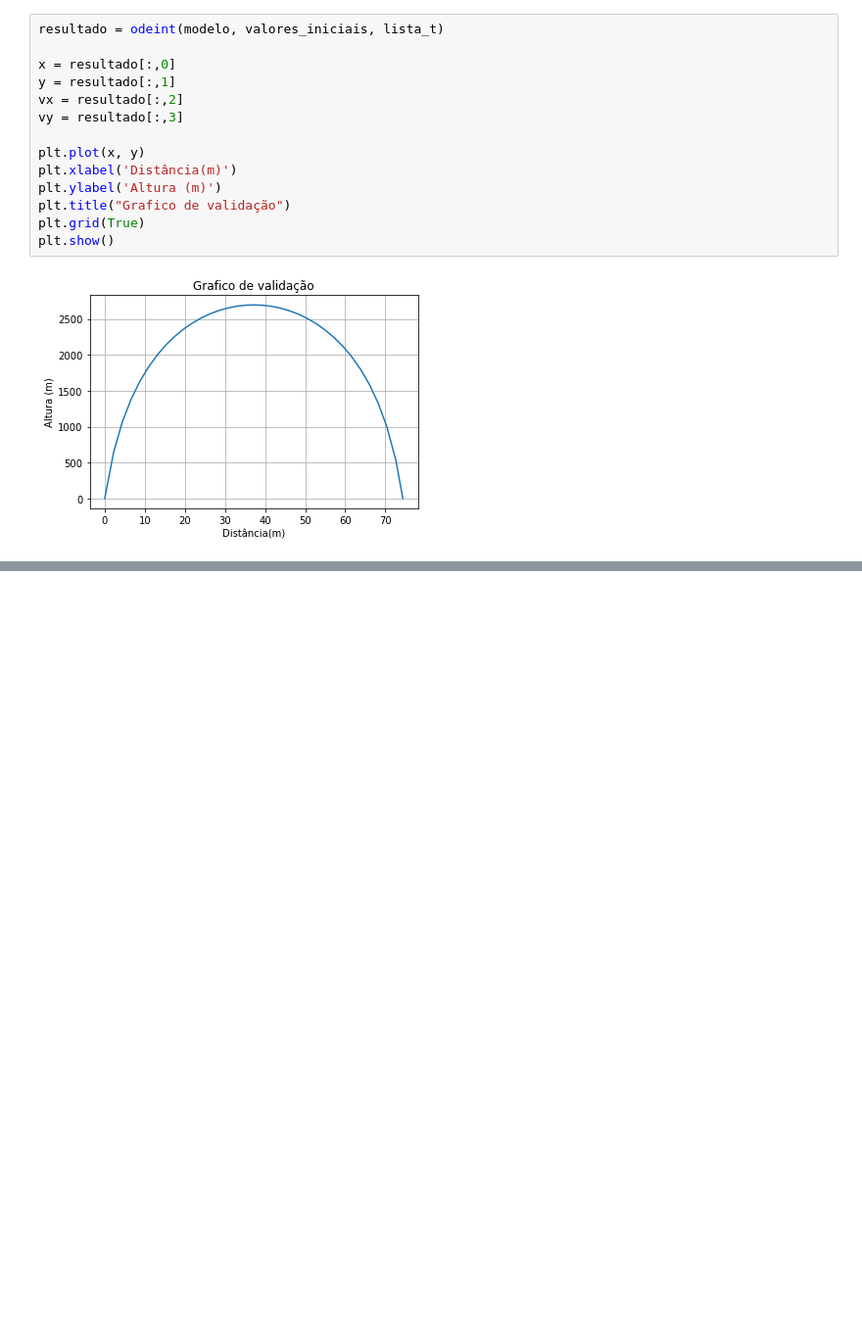
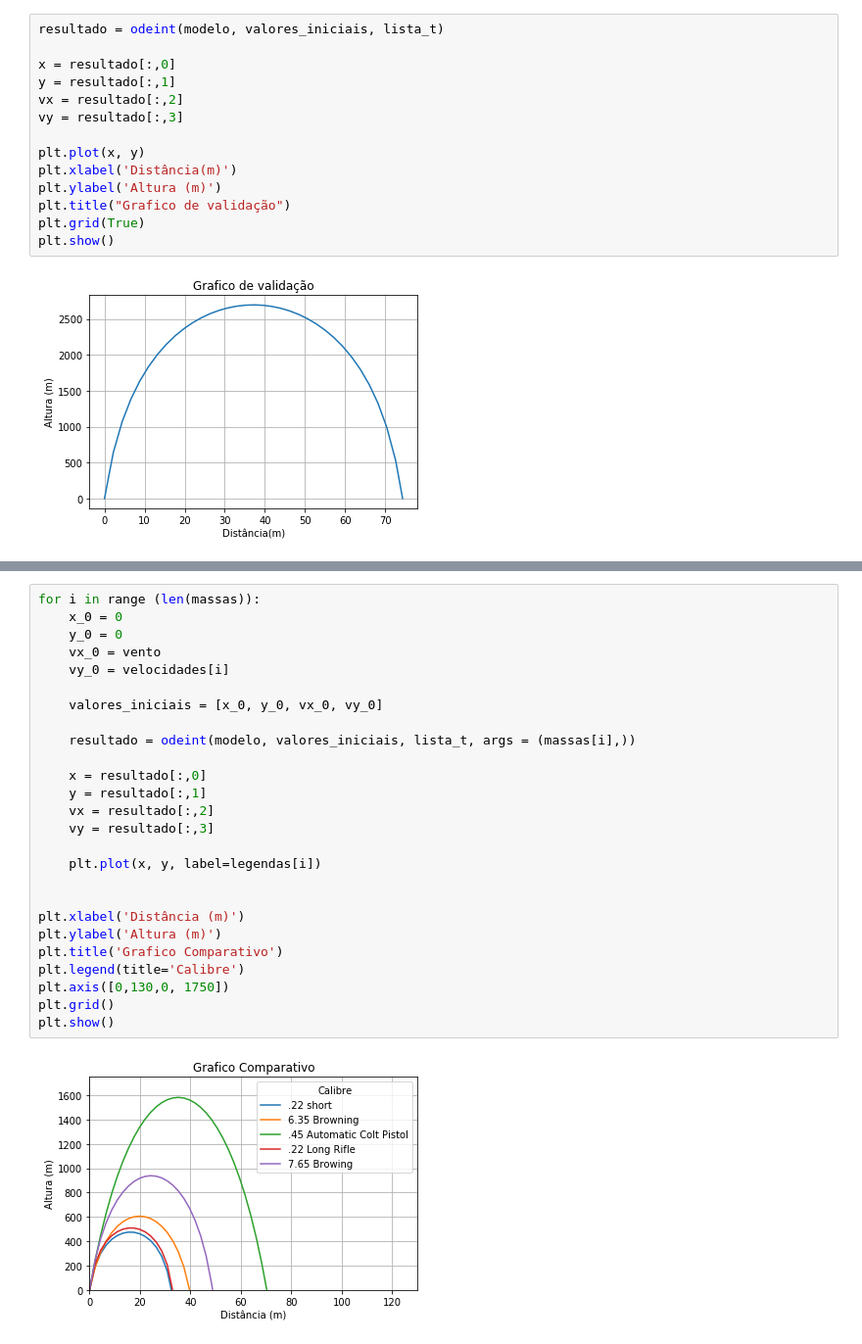
Before and after one commit to rodme02/Projeto3_ModSim, a Jupyter notebook: Projeto 3.3.ipynb, the cells around one changed output, grey strips where cells are left out. Shown at 98% size. Drawn from its saved outputs; the diff is of its cells as text; blank space fills up the shorter version.

```diff
--- a/Projeto 3.3.ipynb
+++ b/Projeto 3.3.ipynb
@@ -170,0 +150,28 @@ plt.show()
+# %%
+for i in range (len(massas)):
+    x_0 = 0
+    y_0 = 0
+    vx_0 = vento
+    vy_0 = velocidades[i]
+
+    valores_iniciais = [x_0, y_0, vx_0, vy_0]
+
+    resultado = odeint(modelo, valores_iniciais, lista_t, args = (massas[i],))
+
+    x = resultado[:,0]
+    y = resultado[:,1]
+    vx = resultado[:,2]
+    vy = resultado[:,3]
+
+    plt.plot(x, y, label=legendas[i])
+
+
+plt.xlabel('Distância (m)')
+plt.ylabel('Altura (m)')
+plt.title('Grafico Comparativo')
+plt.legend(title='Calibre')
+plt.axis([0,130,0, 1750])
+plt.grid()
+plt.show()
+# %% [output]
+[figure, added]
```
Also changed, not shown: parts of 4 cells of this notebook.
